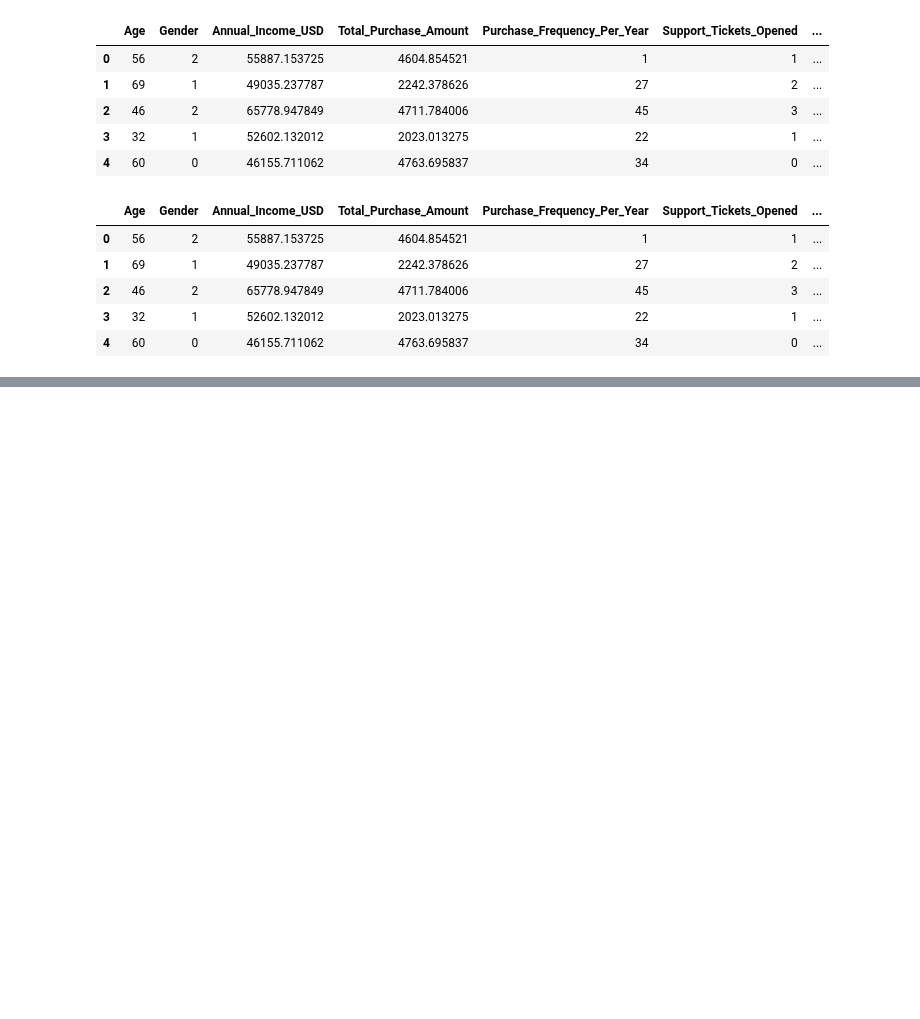
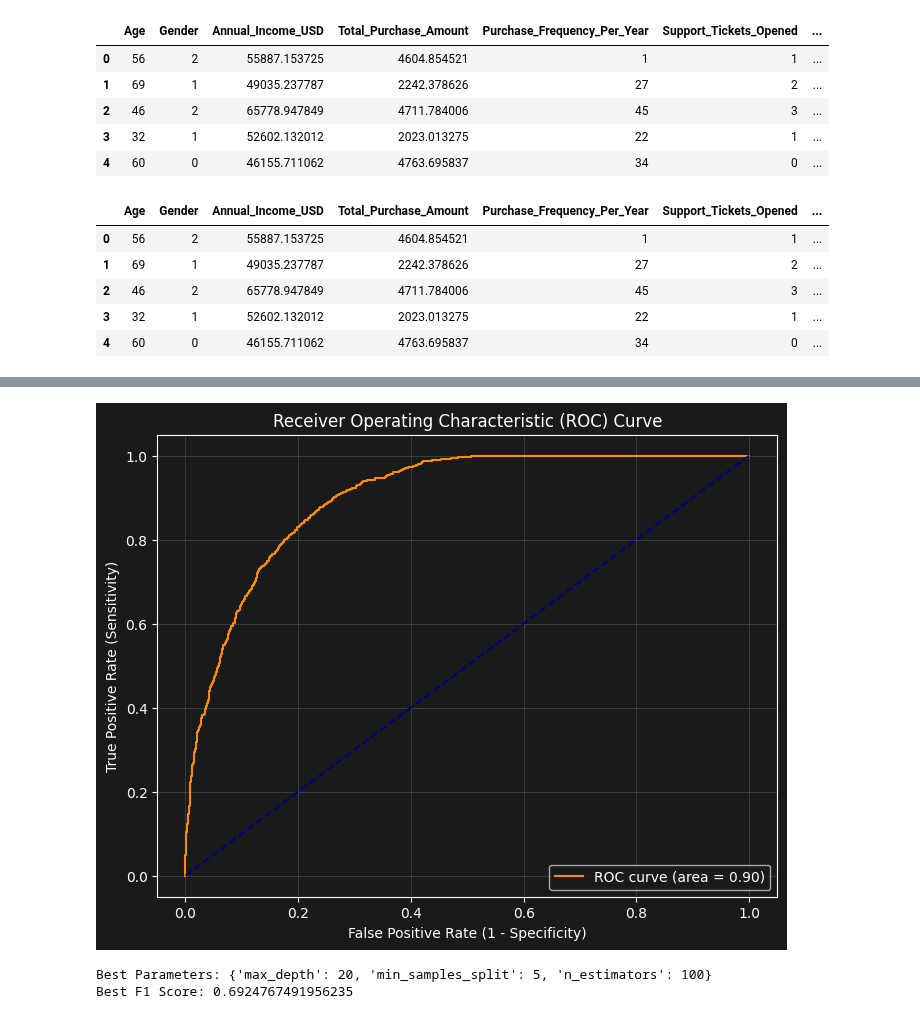
Before and after one commit to Jayeshvadje/Ml_Learning, a Jupyter notebook: Week3_Feature_Engineering/Project_1.ipynb, the cells around one changed output, grey strips where cells are left out. Drawn from its saved outputs; the diff is of its cells as text; code cells hidden in the pictures; blank space fills up the shorter version.

```diff
--- a/Week3_Feature_Engineering/Project_1.ipynb
+++ b/Week3_Feature_Engineering/Project_1.ipynb
@@ -613,0 +773,41 @@ array([0, 1])
+# %%
+from sklearn.metrics import roc_curve, auc
+import matplotlib.pyplot as plt
+
+# 1. Get probabilities for the positive class (Churn = 1)
+y_probs = model.predict_proba(X_test)[:, 1]
+
+# 2. Calculate False Positive Rate and True Positive Rate
+fpr, tpr, thresholds = roc_curve(y_test, y_probs)
+roc_auc = auc(fpr, tpr)
+
+# 3. Plotting
+plt.figure(figsize=(8, 6))
+plt.plot(fpr, tpr, color='darkorange', label=f'ROC curve (area = {roc_auc:.2f})')
+plt.plot([0, 1], [0, 1], color='navy', linestyle='--') # Diagonal line (random guessing)
+plt.xlabel('False Positive Rate (1 - Specificity)')
+plt.ylabel('True Positive Rate (Sensitivity)')
+plt.title('Receiver Operating Characteristic (ROC) Curve')
+plt.legend(loc="lower right")
+plt.grid(alpha=0.3)
+plt.show()
+# %% [output]
+[figure, added]
+# %%
+from sklearn.model_selection import GridSearchCV
+
+# We focus on depth and the number of trees to prevent overfitting
+param_grid = {
+    'n_estimators': [100, 200],
+    'max_depth': [10, 20, None],
+    'min_samples_split': [2, 5]
+}
+
+grid_search = GridSearchCV(RandomForestClassifier(random_state=42), param_grid, cv=5, scoring='f1')
+grid_search.fit(X_train, y_train)
+
+print(f"Best Parameters: {grid_search.best_params_}")
+print(f"Best F1 Score: {grid_search.best_score_}")
+# %% [output]
+Best Parameters: {'max_depth': 20, 'min_samples_split': 5, 'n_estimators': 100}
+Best F1 Score: 0.6924767491956235
```
Also changed, not shown: parts of 25 cells of this notebook, 4 other files.
